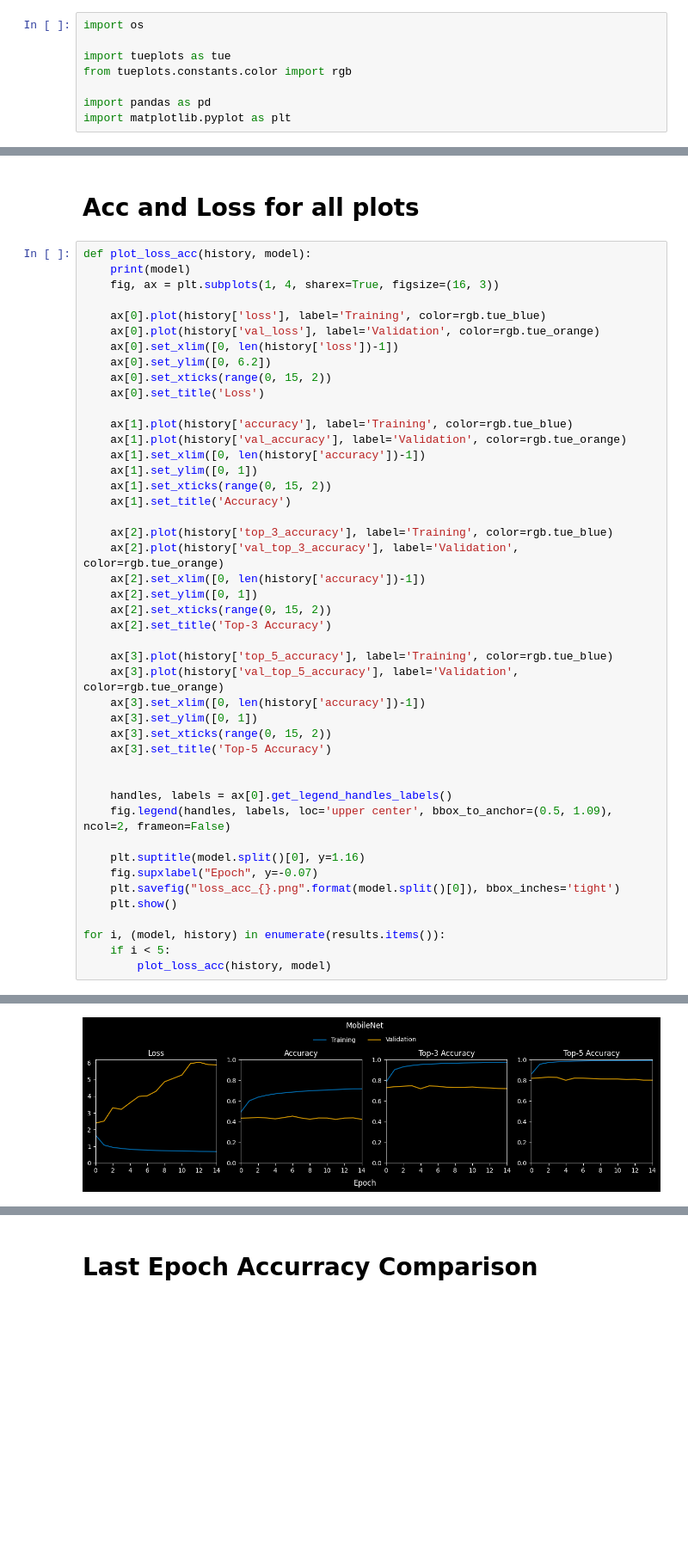
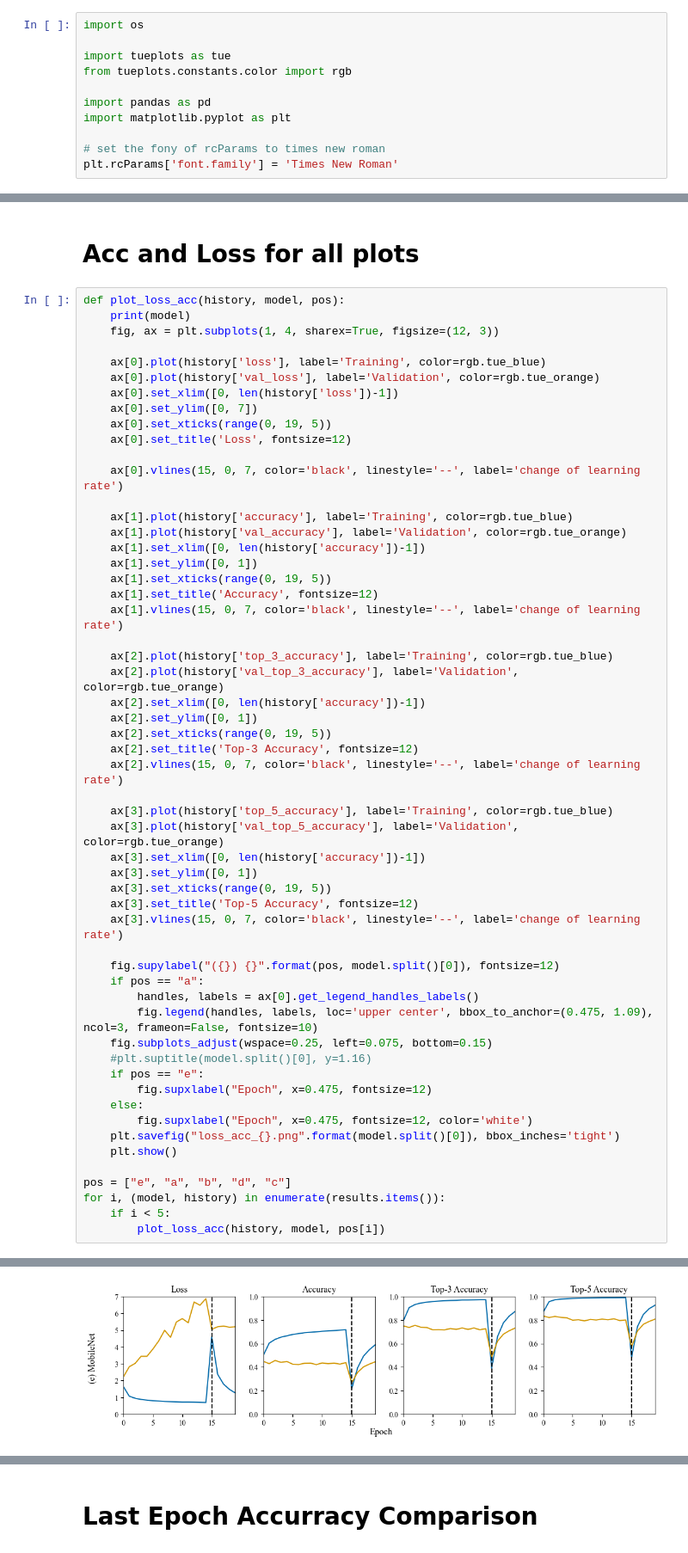
Before and after one commit to stedavkle/gemstone-classifier, a Jupyter notebook: src/05_plots.ipynb, the cells around one changed output, grey strips where cells are left out. Shown: that part at 86% size. Drawn from its saved outputs; the diff is of its cells as text; blank space fills up the shorter version.

```diff
--- a/src/05_plots.ipynb
+++ b/src/05_plots.ipynb
@@ -6,4 +6,7 @@ from tueplots.constants.color import rgb
 
 import pandas as pd
 import matplotlib.pyplot as plt
+
+# set the fony of rcParams to times new roman
+plt.rcParams['font.family'] = 'Times New Roman'
 # %%
@@ -188,48 +197,58 @@ plt.show()
 # %% [markdown]
 # Acc and Loss for all plots
 # %%
-def plot_loss_acc(history, model):
+def plot_loss_acc(history, model, pos):
     print(model)
-    fig, ax = plt.subplots(1, 4, sharex=True, figsize=(16, 3))
+    fig, ax = plt.subplots(1, 4, sharex=True, figsize=(12, 3))
 
     ax[0].plot(history['loss'], label='Training', color=rgb.tue_blue)
     ax[0].plot(history['val_loss'], label='Validation', color=rgb.tue_orange)
     ax[0].set_xlim([0, len(history['loss'])-1])
-    ax[0].set_ylim([0, 6.2])
-    ax[0].set_xticks(range(0, 15, 2))
-    ax[0].set_title('Loss')
+    ax[0].set_ylim([0, 7])
+    ax[0].set_xticks(range(0, 19, 5))
+    ax[0].set_title('Loss', fontsize=12)
+
+    ax[0].vlines(15, 0, 7, color='black', linestyle='--', label='change of learning rate')
 
     ax[1].plot(history['accuracy'], label='Training', color=rgb.tue_blue)
     ax[1].plot(history['val_accuracy'], label='Validation', color=rgb.tue_orange)
     ax[1].set_xlim([0, len(history['accuracy'])-1])
     ax[1].set_ylim([0, 1])
-    ax[1].set_xticks(range(0, 15, 2))
-    ax[1].set_title('Accuracy')
+    ax[1].set_xticks(range(0, 19, 5))
+    ax[1].set_title('Accuracy', fontsize=12)
+    ax[1].vlines(15, 0, 7, color='black', linestyle='--', label='change of learning rate')
 
     ax[2].plot(history['top_3_accuracy'], label='Training', color=rgb.tue_blue)
     ax[2].plot(history['val_top_3_accuracy'], label='Validation', color=rgb.tue_orange)
     ax[2].set_xlim([0, len(history['accuracy'])-1])
     ax[2].set_ylim([0, 1])
-    ax[2].set_xticks(range(0, 15, 2))
-    ax[2].set_title('Top-3 Accuracy')
+    ax[2].set_xticks(range(0, 19, 5))
+    ax[2].set_title('Top-3 Accuracy', fontsize=12)
+    ax[2].vlines(15, 0, 7, color='black', linestyle='--', label='change of learning rate')
 
     ax[3].plot(history['top_5_accuracy'], label='Training', color=rgb.tue_blue)
     ax[3].plot(history['val_top_5_accuracy'], label='Validation', color=rgb.tue_orange)
     ax[3].set_xlim([0, len(history['accuracy'])-1])
     ax[3].set_ylim([0, 1])
-    ax[3].set_xticks(range(0, 15, 2))
-    ax[3].set_title('Top-5 Accuracy')
+    ax[3].set_xticks(range(0, 19, 5))
+    ax[3].set_title('Top-5 Accuracy', fontsize=12)
+    ax[3].vlines(15, 0, 7, color='black', linestyle='--', label='change of learning rate')
 
-
-    handles, labels = ax[0].get_legend_handles_labels()
-    fig.legend(handles, labels, loc='upper center', bbox_to_anchor=(0.5, 1.09), ncol=2, frameon=False)
-
-    plt.suptitle(model.split()[0], y=1.16)
-    fig.supxlabel("Epoch", y=-0.07)
+    fig.supylabel("({}) {}".format(pos, model.split()[0]), fontsize=12)
+    if pos == "a":
+        handles, labels = ax[0].get_legend_handles_labels()
+        fig.legend(handles, labels, loc='upper center', bbox_to_anchor=(0.475, 1.09), ncol=3, frameon=False, fontsize=10)
+    fig.subplots_adjust(wspace=0.25, left=0.075, bottom=0.15)
+    #plt.suptitle(model.split()[0], y=1.16)
+    if pos == "e":
+        fig.supxlabel("Epoch", x=0.475, fontsize=12)
+    else:
+        fig.supxlabel("Epoch", x=0.475, fontsize=12, color='white')
     plt.savefig("loss_acc_{}.png".format(model.split()[0]), bbox_inches='tight')
     plt.show()
 
+pos = ["e", "a", "b", "d", "c"]
 for i, (model, history) in enumerate(results.items()):
     if i < 5:
-        plot_loss_acc(history, model)
+        plot_loss_acc(history, model, pos[i])
 # %% [output]
@@ -237 +256 @@ MobileNet first run_gempundit_2022_cropped_augmented_2000
-[figure, old version]
+[figure, new version]
```
Also changed, not shown: parts of 10 cells of this notebook, 11 other files.
